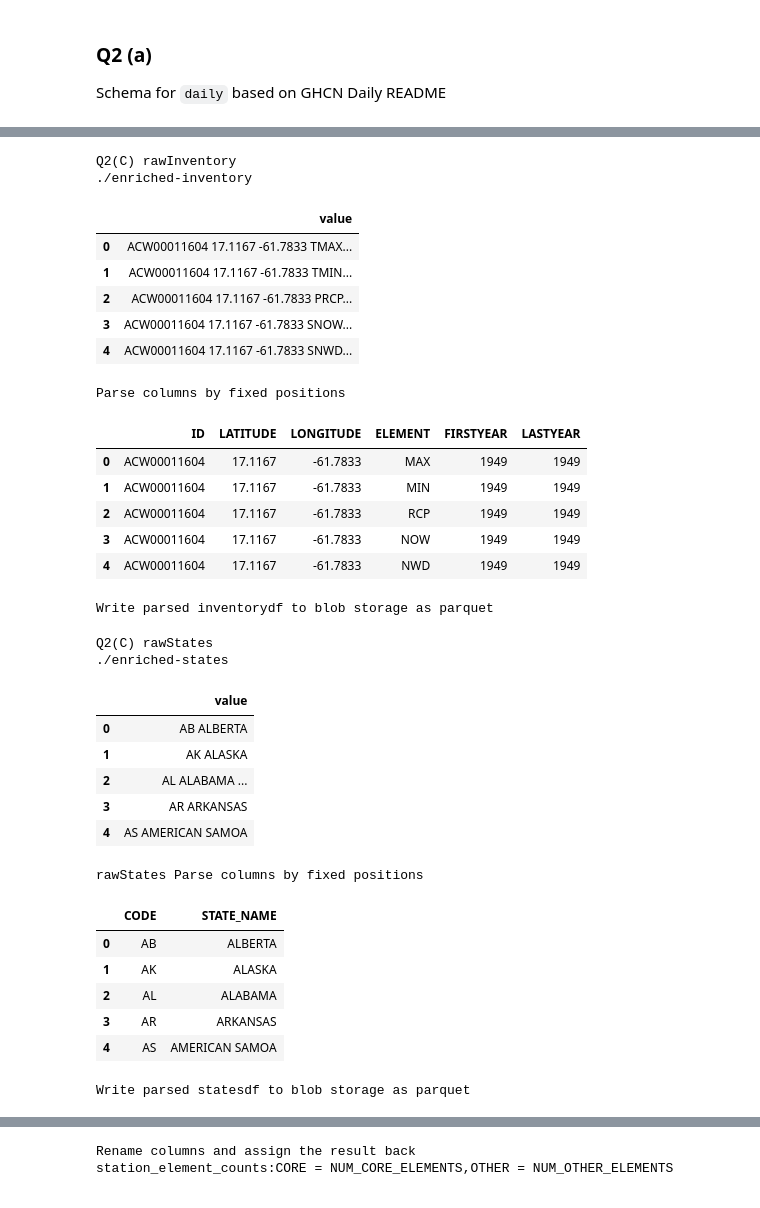
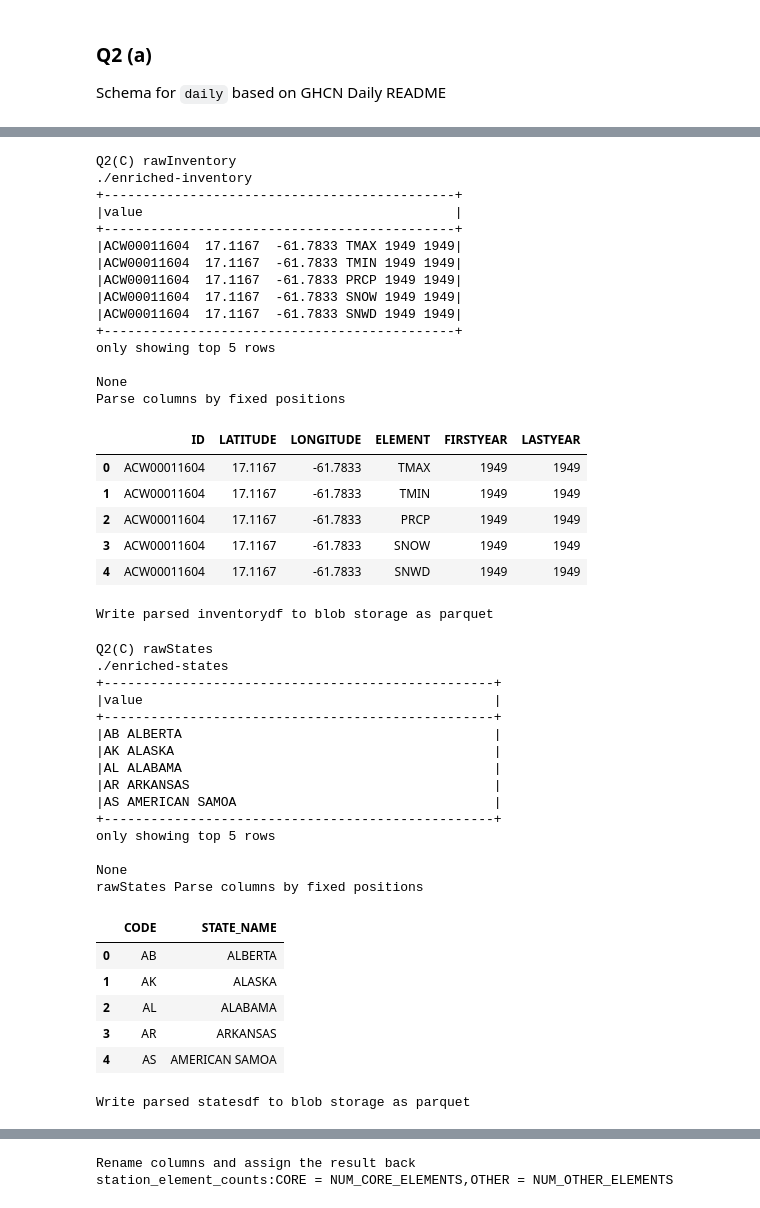
Before and after one commit to david-ewing-nz/ghcn-spark-analysis, a Jupyter notebook: notebooks/01_ghcn_processing.ipynb, the cells around one changed output, grey strips where cells are left out. Cells and saved outputs as stored; diff of their text form; code cells hidden in the pictures.

```diff
--- a/notebooks/01_ghcn_processing.ipynb
+++ b/notebooks/01_ghcn_processing.ipynb
@@ -257,43 +345,51 @@ Write parsed countriesdf to blob storage as parquet
 # %%
 #from pyspark.sql.functions import col, substring, trim
 
 dprintf(DEEBUG,"Q2(C) rawInventory")
 pathInventory = f"{prefix}ghcnd-inventory.txt"
 rawInventory = spark.read.text(pathInventory)
 pqtInventory = f"{prefixWrite}enriched-inventory"
 dprintf(DEEBUG,pqtInventory)
-dhtmlf(DEEBUG,rawInventory.limit(5))
+dprintf(DEEBUG, rawInventory.show(5, truncate=False))
+
+
 
 dprintf(DEEBUG,"Parse columns by fixed positions")
 inventorydf = rawInventory.select(
     trim(substring("value", 1, 11)).alias("ID"),
     trim(substring("value", 13, 9)).cast("double").alias("LATITUDE"),
     trim(substring("value", 22, 10)).cast("double").alias("LONGITUDE"),
-    trim(substring("value", 33, 4)).alias("ELEMENT"),
+    trim(substring("value", 32, 4)).alias("ELEMENT"),
     trim(substring("value", 37, 4)).cast("int").alias("FIRSTYEAR"),
     trim(substring("value", 42, 4)).cast("int").alias("LASTYEAR")
 )
 dhtmlf(DEEBUG,inventorydf.limit(5))
 
 dprintf(DEEBUG,"Write parsed inventorydf to blob storage as parquet")
 #inventorydf.write.mode("overwrite").parquet(pqtInventory)
 # %% [output]
 Q2(C) rawInventory
 ./enriched-inventory
++---------------------------------------------+
+|value                                        |
++---------------------------------------------+
+|ACW00011604  17.1167  -61.7833 TMAX 1949 1949|
+|ACW00011604  17.1167  -61.7833 TMIN 1949 1949|
+|ACW00011604  17.1167  -61.7833 PRCP 1949 1949|
+|ACW00011604  17.1167  -61.7833 SNOW 1949 1949|
+|ACW00011604  17.1167  -61.7833 SNWD 1949 1949|
++---------------------------------------------+
+only showing top 5 rows
+
+None
+Parse columns by fixed positions
-|  | value |
-| 0 | ACW00011604 17.1167 -61.7833 TMAX... |
-| 1 | ACW00011604 17.1167 -61.7833 TMIN... |
-| 2 | ACW00011604 17.1167 -61.7833 PRCP... |
-| 3 | ACW00011604 17.1167 -61.7833 SNOW... |
-| 4 | ACW00011604 17.1167 -61.7833 SNWD... |
+|  | ID | LATITUDE | LONGITUDE | ELEMENT | FIRSTYEAR | LASTYEAR |
+| 0 | ACW00011604 | 17.1167 | -61.7833 | TMAX | 1949 | 1949 |
+| 1 | ACW00011604 | 17.1167 | -61.7833 | TMIN | 1949 | 1949 |
+| 2 | ACW00011604 | 17.1167 | -61.7833 | PRCP | 1949 | 1949 |
+| 3 | ACW00011604 | 17.1167 | -61.7833 | SNOW | 1949 | 1949 |
+| 4 | ACW00011604 | 17.1167 | -61.7833 | SNWD | 1949 | 1949 |
-Parse columns by fixed positions
+Write parsed inventorydf to blob storage as parquet
-|  | ID | LATITUDE | LONGITUDE | ELEMENT | FIRSTYEAR | LASTYEAR |
-| 0 | ACW00011604 | 17.1167 | -61.7833 | MAX | 1949 | 1949 |
-| 1 | ACW00011604 | 17.1167 | -61.7833 | MIN | 1949 | 1949 |
-| 2 | ACW00011604 | 17.1167 | -61.7833 | RCP | 1949 | 1949 |
-| 3 | ACW00011604 | 17.1167 | -61.7833 | NOW | 1949 | 1949 |
-| 4 | ACW00011604 | 17.1167 | -61.7833 | NWD | 1949 | 1949 |
-Write parsed inventorydf to blob storage as parquet
 # %%
 
 
@@ -302,7 +398,10 @@ pathStates = f"{prefix}ghcnd-states.txt"
 rawStates = spark.read.text(pathStates)
 pqtStates = f"{prefixWrite}enriched-states"
 dprintf(DEEBUG,pqtStates)
-dhtmlf(DEEBUG,rawStates.limit(5))
+dprintf(DEEBUG, rawStates.show(5, truncate=False))
+
+
+
 
 dprintf(DEEBUG,"rawStates Parse columns by fixed positions")
 statesdf = rawStates.select(
@@ -316,17 +415,23 @@ dprintf(DEEBUG,"Write parsed statesdf to blob storage as parquet")
 # %% [output]
 Q2(C) rawStates
 ./enriched-states
++--------------------------------------------------+
+|value                                             |
++--------------------------------------------------+
+|AB ALBERTA                                        |
+|AK ALASKA                                         |
+|AL ALABAMA                                        |
+|AR ARKANSAS                                       |
+|AS AMERICAN SAMOA                                 |
++--------------------------------------------------+
+only showing top 5 rows
+
+None
+rawStates Parse columns by fixed positions
-|  | value |
-| 0 | AB ALBERTA |
-| 1 | AK ALASKA |
-| 2 | AL ALABAMA ... |
-| 3 | AR ARKANSAS |
-| 4 | AS AMERICAN SAMOA |
+|  | CODE | STATE_NAME |
+| 0 | AB | ALBERTA |
+| 1 | AK | ALASKA |
+| 2 | AL | ALABAMA |
+| 3 | AR | ARKANSAS |
+| 4 | AS | AMERICAN SAMOA |
-rawStates Parse columns by fixed positions
+Write parsed statesdf to blob storage as parquet
-|  | CODE | STATE_NAME |
-| 0 | AB | ALBERTA |
-| 1 | AK | ALASKA |
-| 2 | AL | ALABAMA |
-| 3 | AR | ARKANSAS |
-| 4 | AS | AMERICAN SAMOA |
-Write parsed statesdf to blob storage as parquet
```
Also changed, not shown: parts of 21 cells of this notebook.
